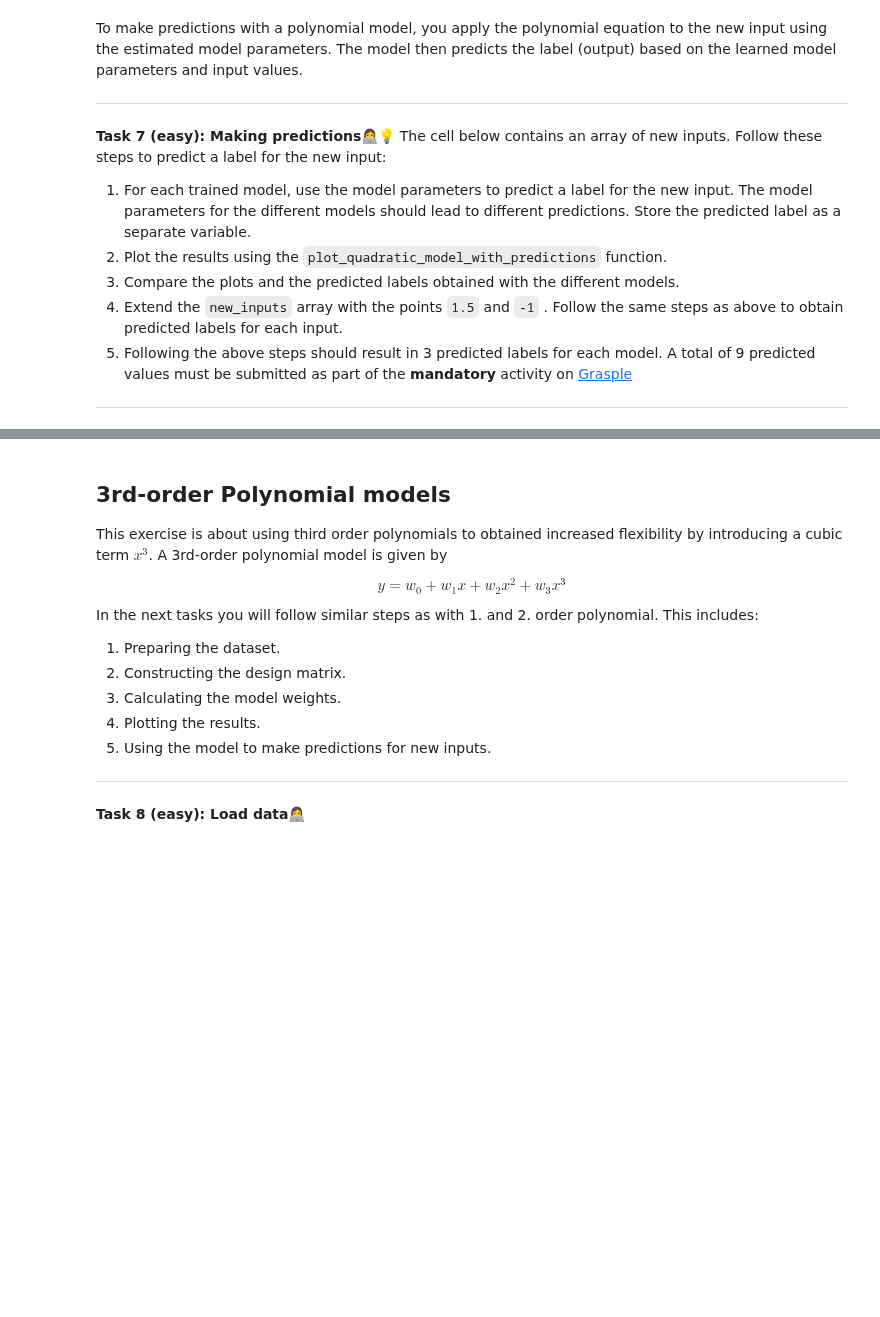
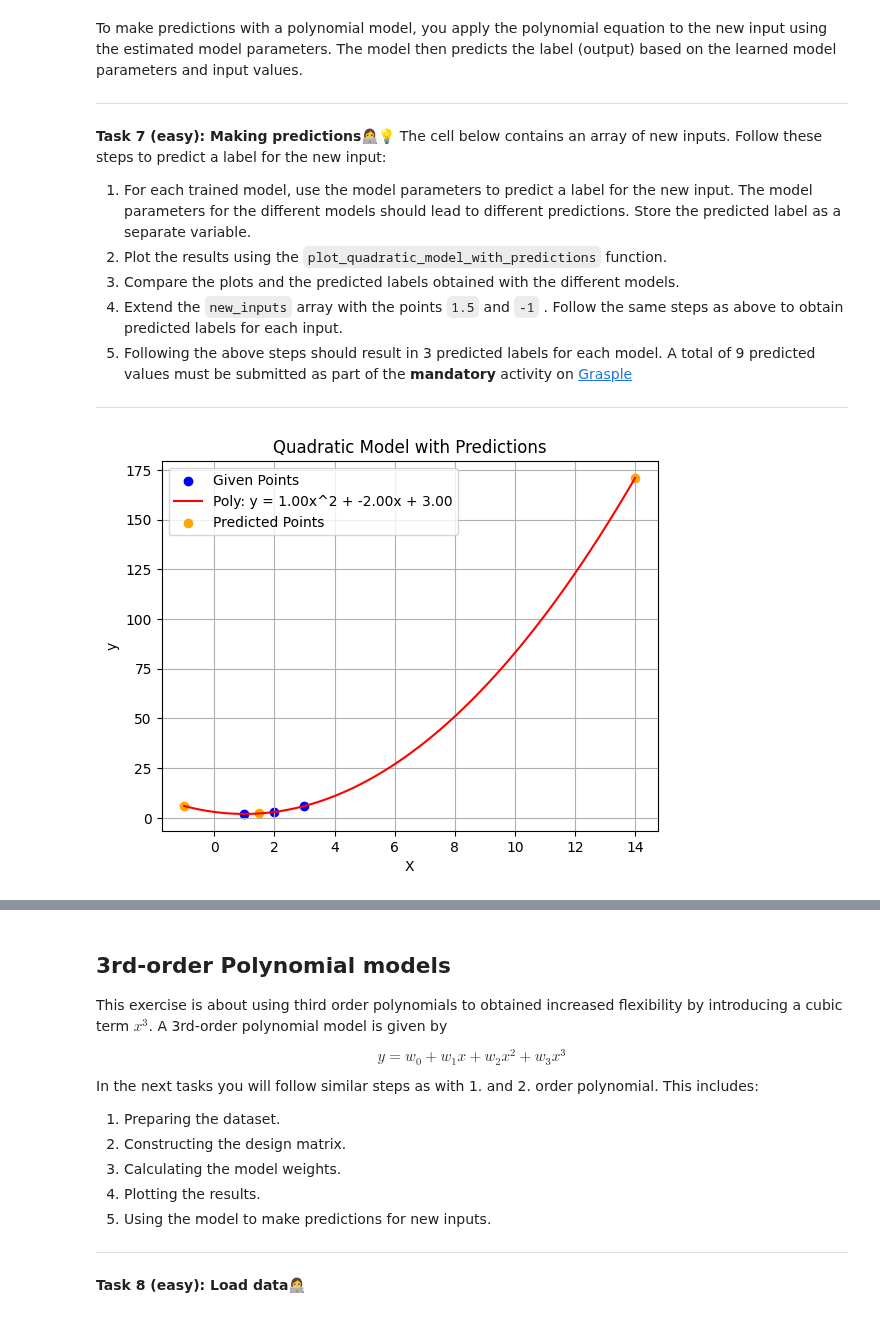
Before and after one commit to Mie-Jonasson/ComputerScienceMasters, a Jupyter notebook: IntroductionToMachineLearning/Exercises/W04/01-polynomials.ipynb, the cells around one changed output, grey strips where cells are left out. Drawn from its saved outputs; the diff is of its cells as text; code cells hidden in the pictures; blank space fills up the shorter version.

```diff
--- a/IntroductionToMachineLearning/Exercises/W04/01-polynomials.ipynb
+++ b/IntroductionToMachineLearning/Exercises/W04/01-polynomials.ipynb
@@ -218,7 +258,7 @@ The cell below contains an array of new inputs. Follow these steps to predict a
 ---
 # %%
 # New array of inputs for prediction, currently containing a single element
-new_input = np.array([14])
+new_input = np.array([14, 1.5, -1])
 
 def plot_quadratic_model_with_predictions(X, y, weights, new_input, predicted_labels):
     # Plot the original data points
@@ -246,3 +286,8 @@ def plot_quadratic_model_with_predictions(X, y, weights, new_input, predicted_la
     plt.legend()
     plt.grid(True)
     plt.show()
+# %%
+preds1 = d1.predict(new_input)
+plot_quadratic_model_with_predictions(X1_quadratic, y1_quadratic, weights1_quadratic, new_input, preds1)
+# %% [output]
+[figure, added]
```
Also changed, not shown: parts of 19 cells of this notebook, 6 other files.
